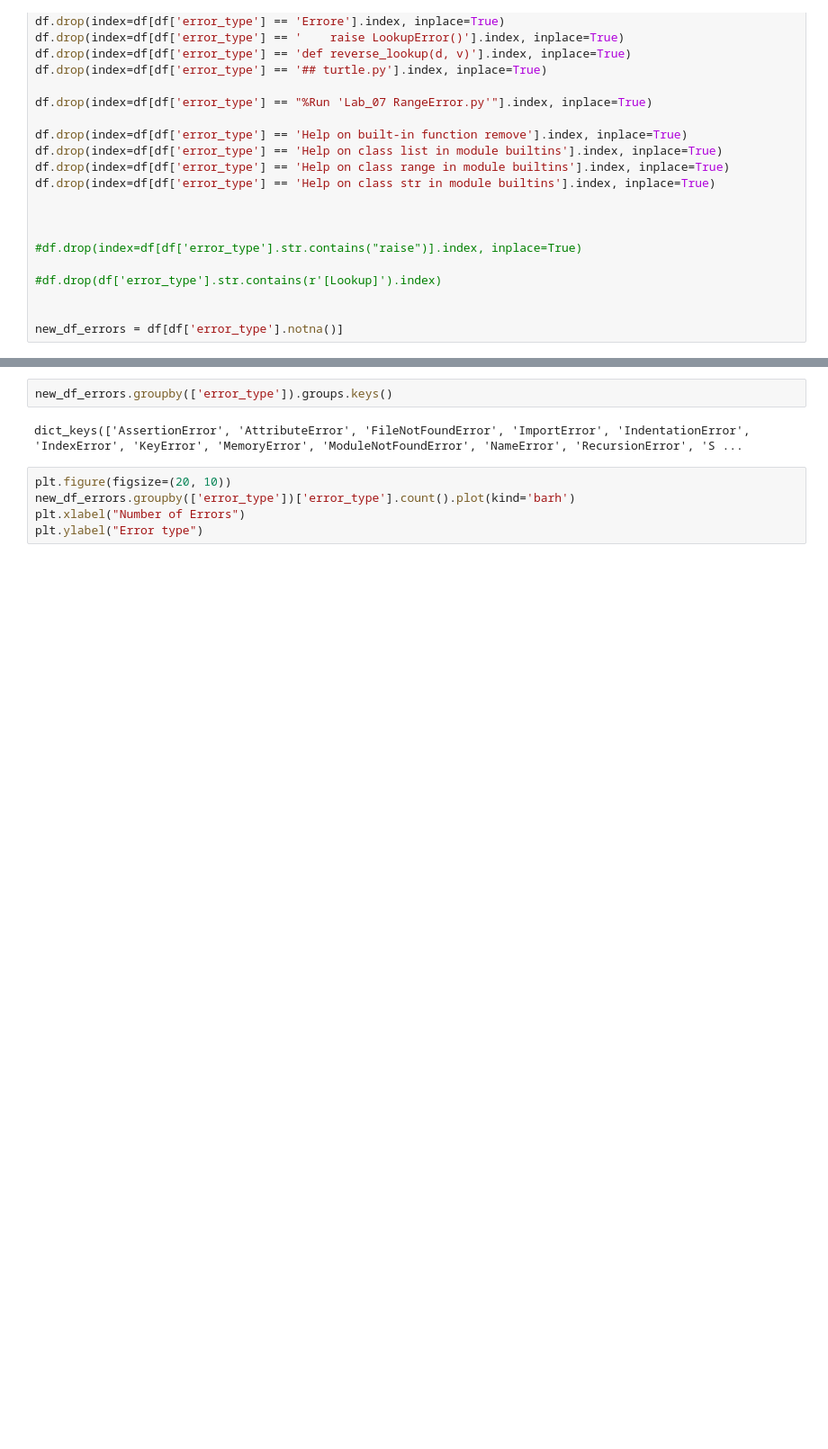
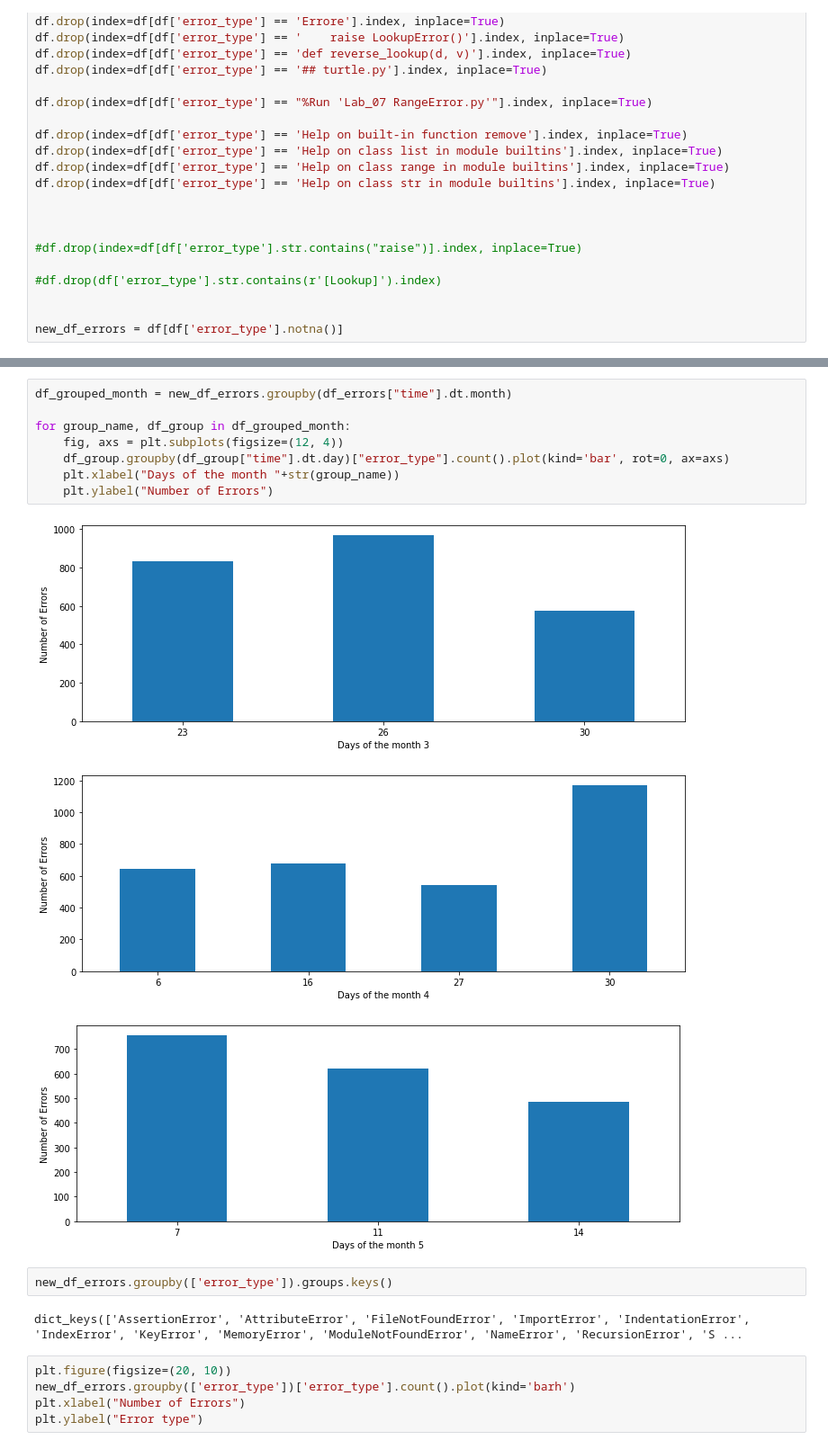
Before and after one commit to alefreda/thonny-log-analysis, a Jupyter notebook: Thonny_log_analysis.ipynb, the cells around one changed output, grey strips where cells are left out. Shown at 90% size. Saved outputs shown, nothing was run; the diff lists cells and outputs as text; blank space fills up the shorter version.

```diff
--- a/Thonny_log_analysis.ipynb
+++ b/Thonny_log_analysis.ipynb
@@ -210,3 +207,15 @@ new_df_errors = df[df['error_type'].notna()]
+# %%
+df_grouped_month = new_df_errors.groupby(df_errors["time"].dt.month)
+
+for group_name, df_group in df_grouped_month:
+    fig, axs = plt.subplots(figsize=(12, 4))
+    df_group.groupby(df_group["time"].dt.day)["error_type"].count().plot(kind='bar', rot=0, ax=axs)
+    plt.xlabel("Days of the month "+str(group_name))
+    plt.ylabel("Number of Errors")
+# %% [output]
+[figure, added]
+[figure, added]
+[figure, added]
 # %%
 new_df_errors.groupby(['error_type']).groups.keys()
 # %% [output]
```
Also changed, not shown: parts of 17 cells of this notebook, 1 other file.
